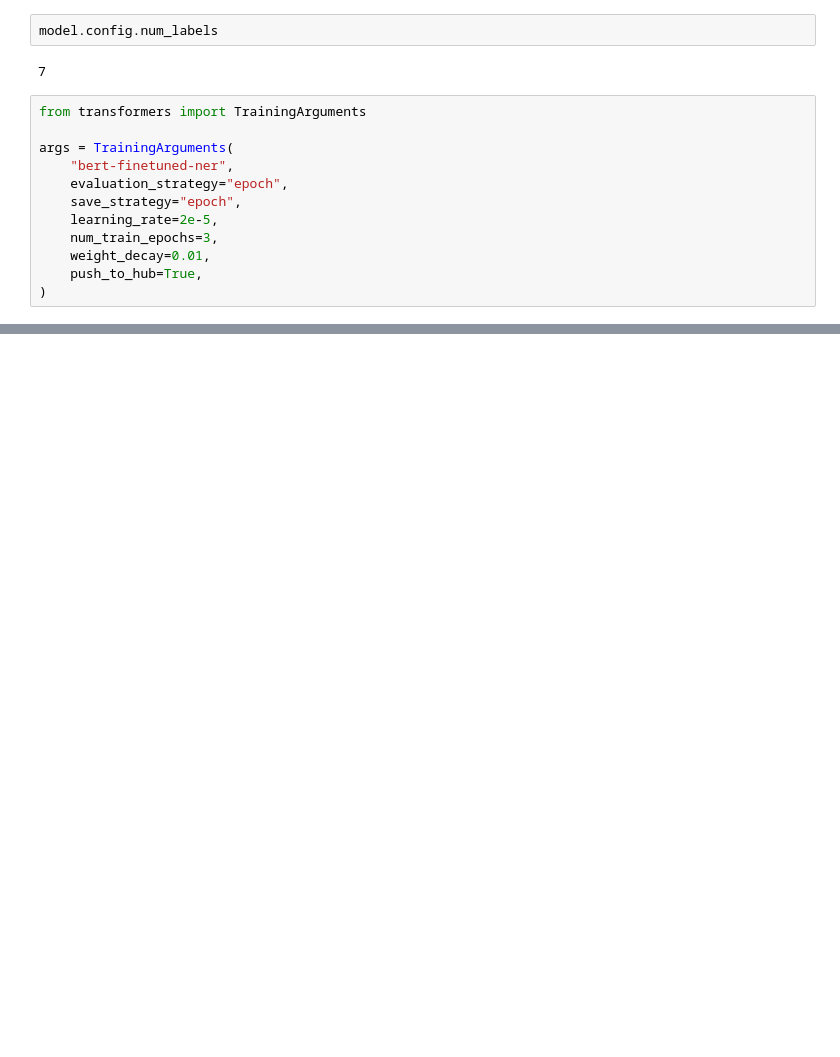
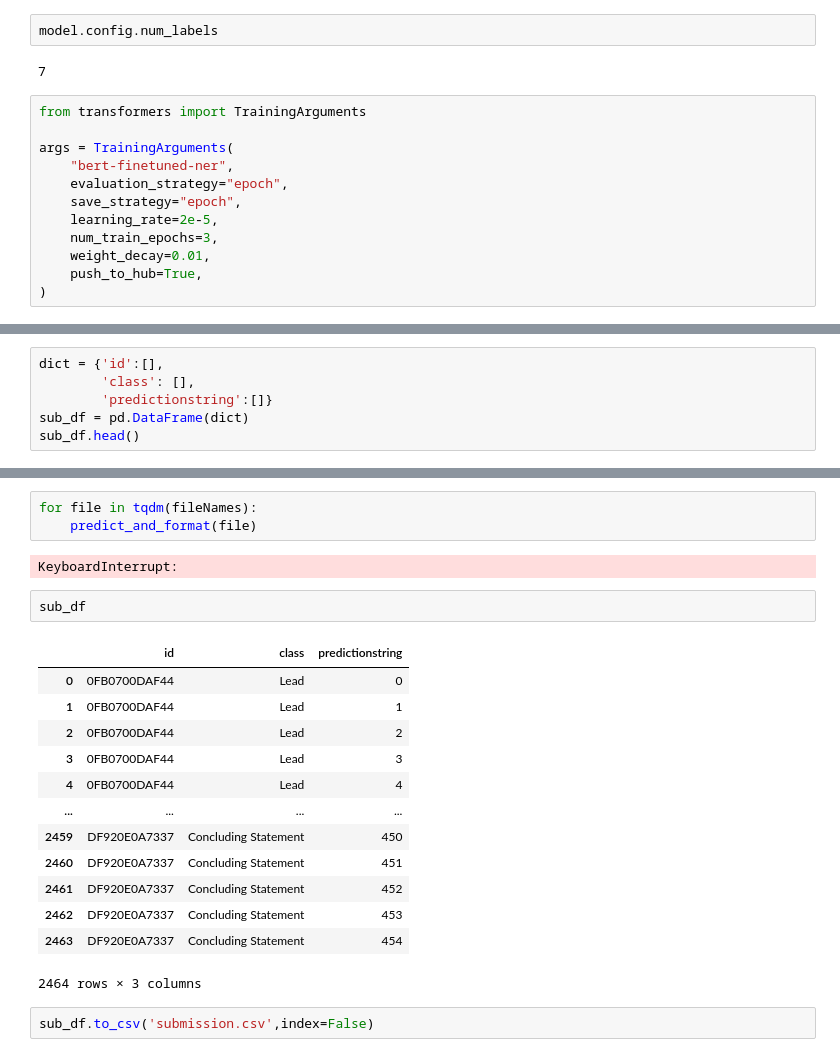
Before and after one commit to Brad1141/Discourse_Classification, a Jupyter notebook: main.ipynb, the cells around one changed output, grey strips where cells are left out. Drawn from its saved outputs; the diff is of its cells as text; blank space fills up the shorter version.

```diff
--- a/main.ipynb
+++ b/main.ipynb
@@ -267,0 +343,6 @@ OSError: Looks like you do not have git-lfs installed, please install. You can i
+# %%
+dict = {'id':[],
+        'class': [],
+        'predictionstring':[]}
+sub_df = pd.DataFrame(dict)
+sub_df.head()
@@ -267,0 +371,23 @@ OSError: Looks like you do not have git-lfs installed, please install. You can i
+# %%
+for file in tqdm(fileNames):
+    predict_and_format(file)
+# %% [output]
+KeyboardInterrupt:
+# %%
+sub_df
+# %% [output]
+|  | id | class | predictionstring |
+| 0 | 0FB0700DAF44 | Lead | 0 |
+| 1 | 0FB0700DAF44 | Lead | 1 |
+| 2 | 0FB0700DAF44 | Lead | 2 |
+| 3 | 0FB0700DAF44 | Lead | 3 |
+| 4 | 0FB0700DAF44 | Lead | 4 |
+| ... | ... | ... | ... |
+| 2459 | DF920E0A7337 | Concluding Statement | 450 |
+| 2460 | DF920E0A7337 | Concluding Statement | 451 |
+| 2461 | DF920E0A7337 | Concluding Statement | 452 |
+| 2462 | DF920E0A7337 | Concluding Statement | 453 |
+| 2463 | DF920E0A7337 | Concluding Statement | 454 |
+2464 rows × 3 columns
+# %%
+sub_df.to_csv('submission.csv',index=False)
```
Also changed, not shown: parts of 17 cells of this notebook, 2 other files.
